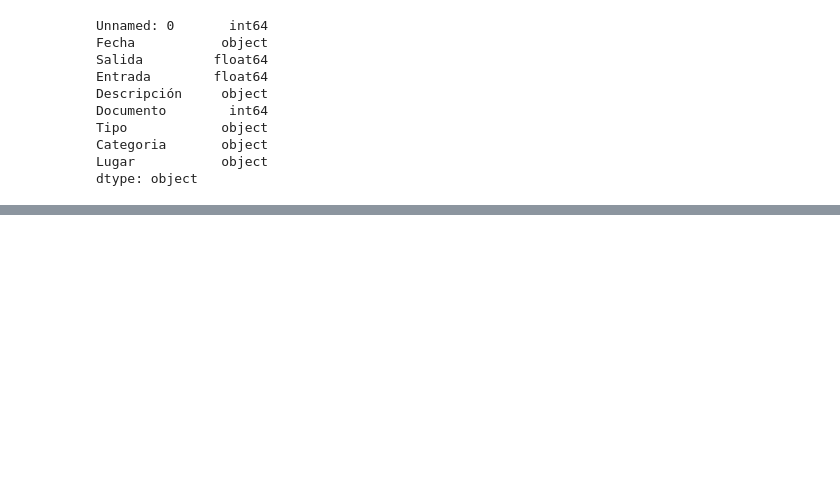
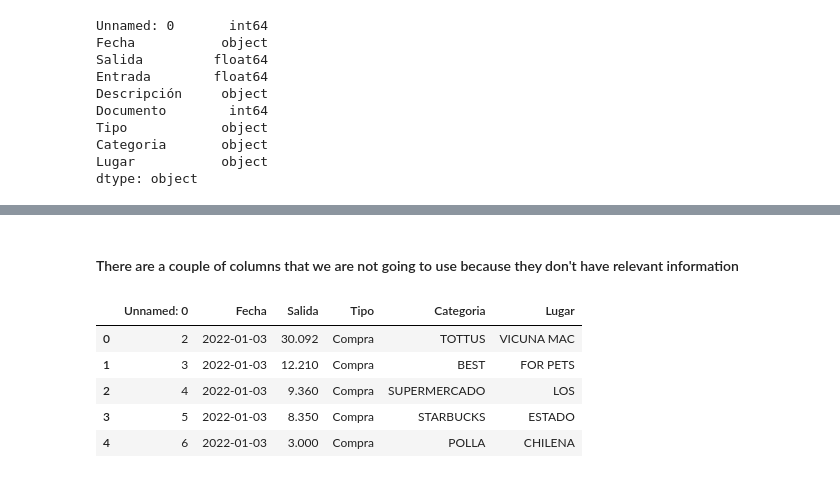
Before and after one commit to yohan-alfonso/Analisis_Exrtacto_Bancario, a Jupyter notebook: Analisis.ipynb, the cells around one changed output, grey strips where cells are left out. Cells and saved outputs as stored; diff of their text form; code cells hidden in the pictures; blank space fills up the shorter version.

```diff
--- a/Analisis.ipynb
+++ b/Analisis.ipynb
@@ -179,0 +201,12 @@ dtype: object
+# %% [markdown]
+#### There are a couple of columns that we are not going to use because they don't have relevant information
+# %%
+df_purchases_join.drop(['Descripción','Entrada','Documento'],  axis='columns', inplace=True)
+df_purchases_join.head()
+# %% [output]
+|  | Unnamed: 0 | Fecha | Salida | Tipo | Categoria | Lugar |
+| 0 | 2 | 2022-01-03 | 30.092 | Compra | TOTTUS | VICUNA MAC |
+| 1 | 3 | 2022-01-03 | 12.210 | Compra | BEST | FOR PETS |
+| 2 | 4 | 2022-01-03 | 9.360 | Compra | SUPERMERCADO | LOS |
+| 3 | 5 | 2022-01-03 | 8.350 | Compra | STARBUCKS | ESTADO |
+| 4 | 6 | 2022-01-03 | 3.000 | Compra | POLLA | CHILENA |
```
Also changed, not shown: parts of 17 cells of this notebook, 1 other file.
